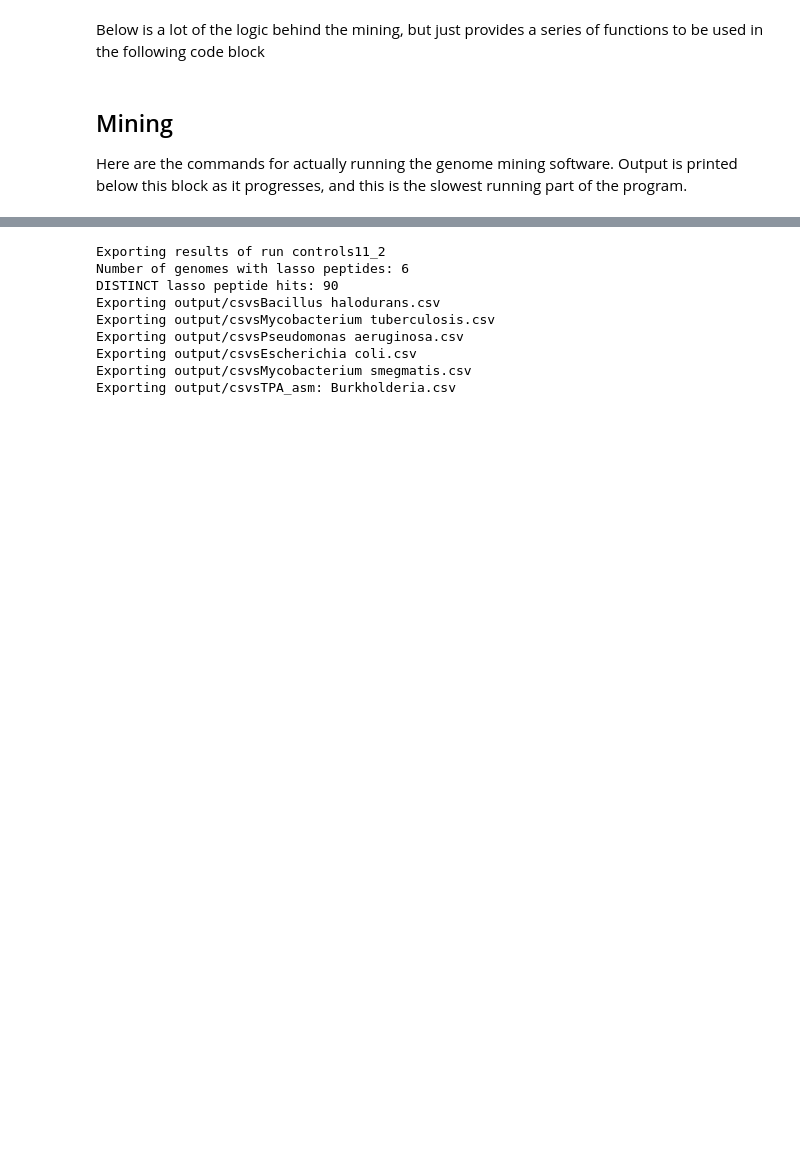
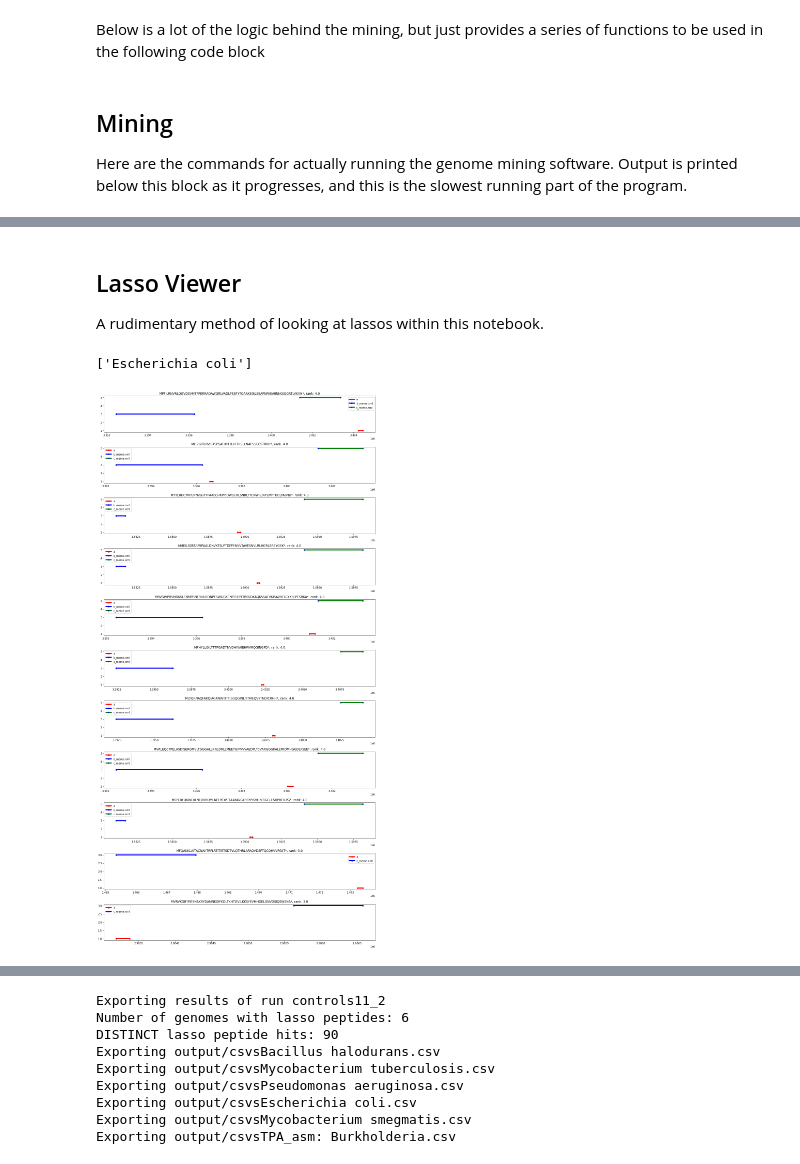
Before and after one commit to nathanalam/lassomining, a Jupyter notebook: Notebook.ipynb, the cells around one changed output, grey strips where cells are left out. Drawn from its saved outputs; the diff is of its cells as text; code cells hidden in the pictures; blank space fills up the shorter version.

Commit message:
nice notebook viewing

```diff
--- a/Notebook.ipynb
+++ b/Notebook.ipynb
@@ -123,0 +116,4 @@ Provides summary data of the run and saves CSV files of a brief version of the r
+# %% [markdown]
+## Lasso Viewer
+
+A rudimentary method of looking at lassos within this notebook.
@@ -123,0 +131,48 @@ Provides summary data of the run and saves CSV files of a brief version of the r
+# %%
+c = conn.cursor()
+selection_string = "SELECT DISTINCT genome FROM lassopeptides WHERE runname is '" + config["runName"] + "'"
+distinct_genomes = []
+for row in c.execute(selection_string):
+    distinct_genomes.append(row[0])
+
+c.close()
+print(distinct_genomes)
+# %% [output]
+['Escherichia coli']
+# %%
+import json
+genome = distinct_genomes[0]
+c = conn.cursor()
+selection_string = f'SELECT DISTINCT sequence, start, end, overallLength, rank, orf, closestOrfs FROM lassopeptides WHERE runname is "{config["runName"]}" AND genome is "{genome}"'
+lasso_peptides = []
+for row in c.execute(selection_string):
+    lasso_peptides.append({
+        "sequence": row[0],
+        "start": row[1],
+        "end": row[2],
+        "overallLength": row[3],
+        "rank": row[4],
+        "orf": row[5],
+        "closestOrfs": decode(json.loads(row[6]))
+    })
+
+c.close()
+# %%
+fig, axs = plt.subplots(len(lasso_peptides), 1, figsize=(15,30), constrained_layout=True)
+
+color_arr = ['blue', 'green', 'yellow', 'purple', 'brown', 'cyan']
+count = 0
+for lasso in lasso_peptides:
+    a = {'x': [lasso["start"], lasso["end"]], 'y': [1, 1]}
+    axs[count].plot( a['x'], a['y'], label='a', marker='o', markerfacecolor='red', markersize=5, color='red', linewidth=4)
+    inner_count = 0
+    for closeOrf in lasso['closestOrfs']:
+        axs[count].plot( [closeOrf['start'], closeOrf['end']], [3 + (2 * inner_count), 3 + (2 * inner_count)], label=closeOrf["motifType"],  marker='o', markerfacecolor='blue', markersize=5, color=color_arr[inner_count % len(color_arr)], linewidth=4)
+        inner_count += 1
+    axs[count].set_title(f'{lasso["sequence"]}, rank: {lasso["rank"]}')
+    _ = axs[count].legend()
+    count += 1
+
+plt.show()
+# %% [output]
+[figure, added]
```
Also changed, not shown: parts of 16 cells of this notebook.
